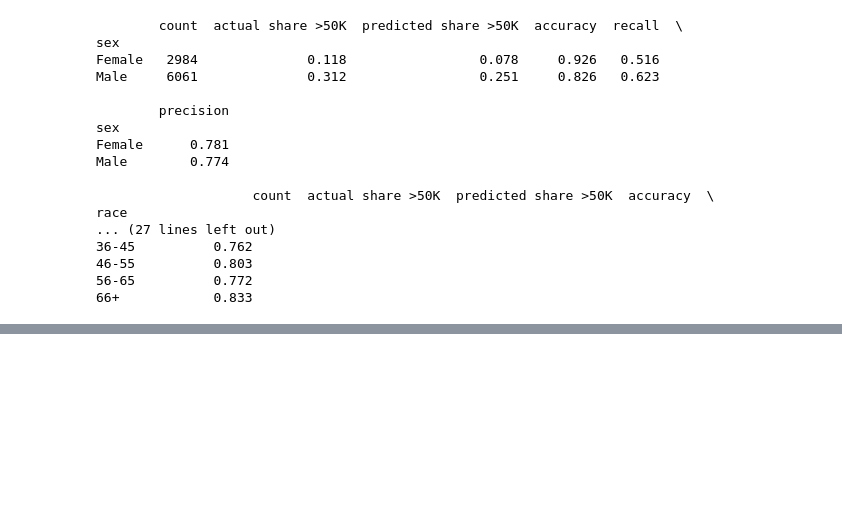
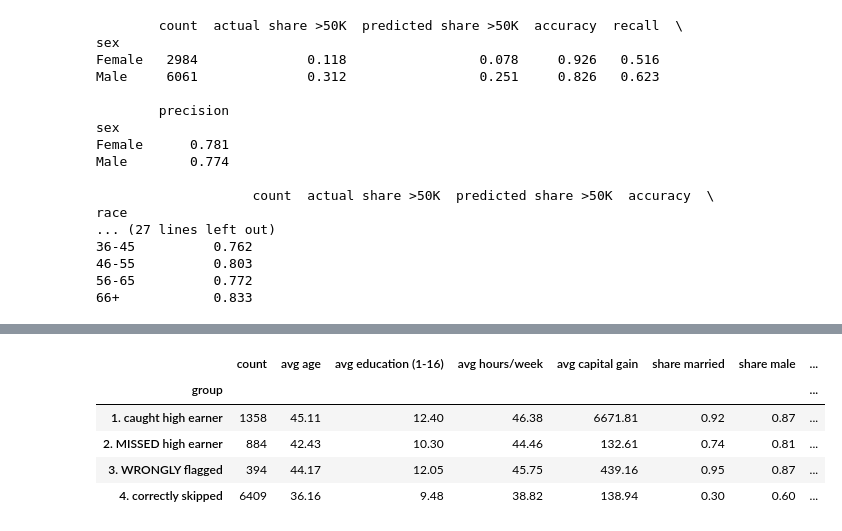
Before and after one commit to juliooo0/Team_A5, a Jupyter notebook: Predictive_Question.ipynb, the cells around one changed output, grey strips where cells are left out. Saved outputs shown, nothing was run; the diff lists cells and outputs as text; code cells hidden in the pictures; blank space fills up the shorter version.

```diff
--- a/Predictive_Question.ipynb
+++ b/Predictive_Question.ipynb
@@ -1324,0 +1408,36 @@ race
+# %%
+# error diagnosis: who does the final model get wrong, and how are they different?
+err = X_test_base.copy()
+err['actual'] = y_test.values
+err['predicted'] = test_preds
+err['prob_>50K'] = test_probs
+
+err['group'] = np.select(
+    [(err['actual'] == 1) & (err['predicted'] == 1),
+     (err['actual'] == 1) & (err['predicted'] == 0),
+     (err['actual'] == 0) & (err['predicted'] == 1),
+     (err['actual'] == 0) & (err['predicted'] == 0)],
+    ['1. caught high earner', '2. MISSED high earner', '3. WRONGLY flagged', '4. correctly skipped'],
+    default='other')
+
+compare_cols = {
+    'age': 'avg age',
+    'education-num': 'avg education (1-16)',
+    'hours-per-week': 'avg hours/week',
+    'capital-gain': 'avg capital gain',
+    'marital-status_Married-civ-spouse': 'share married',
+    'sex_Male': 'share male',
+    'occupation_Exec-managerial': 'share exec/managerial',
+    'occupation_Prof-specialty': 'share professional',
+    'prob_>50K': 'avg model probability',
+}
+summary = err.groupby('group')[list(compare_cols)].mean().rename(columns=compare_cols)
+summary.insert(0, 'count', err['group'].value_counts().sort_index())
+summary.round(2)
+# %% [output]
+|  | count | avg age | avg education (1-16) | avg hours/week | avg capital gain | share married | share male | ... |
+| group |  |  |  |  |  |  |  | ... |
+| 1. caught high earner | 1358 | 45.11 | 12.40 | 46.38 | 6671.81 | 0.92 | 0.87 | ... |
+| 2. MISSED high earner | 884 | 42.43 | 10.30 | 44.46 | 132.61 | 0.74 | 0.81 | ... |
+| 3. WRONGLY flagged | 394 | 44.17 | 12.05 | 45.75 | 439.16 | 0.95 | 0.87 | ... |
+| 4. correctly skipped | 6409 | 36.16 | 9.48 | 38.82 | 138.94 | 0.30 | 0.60 | ... |
```
Also changed, not shown: parts of 3 cells of this notebook.
